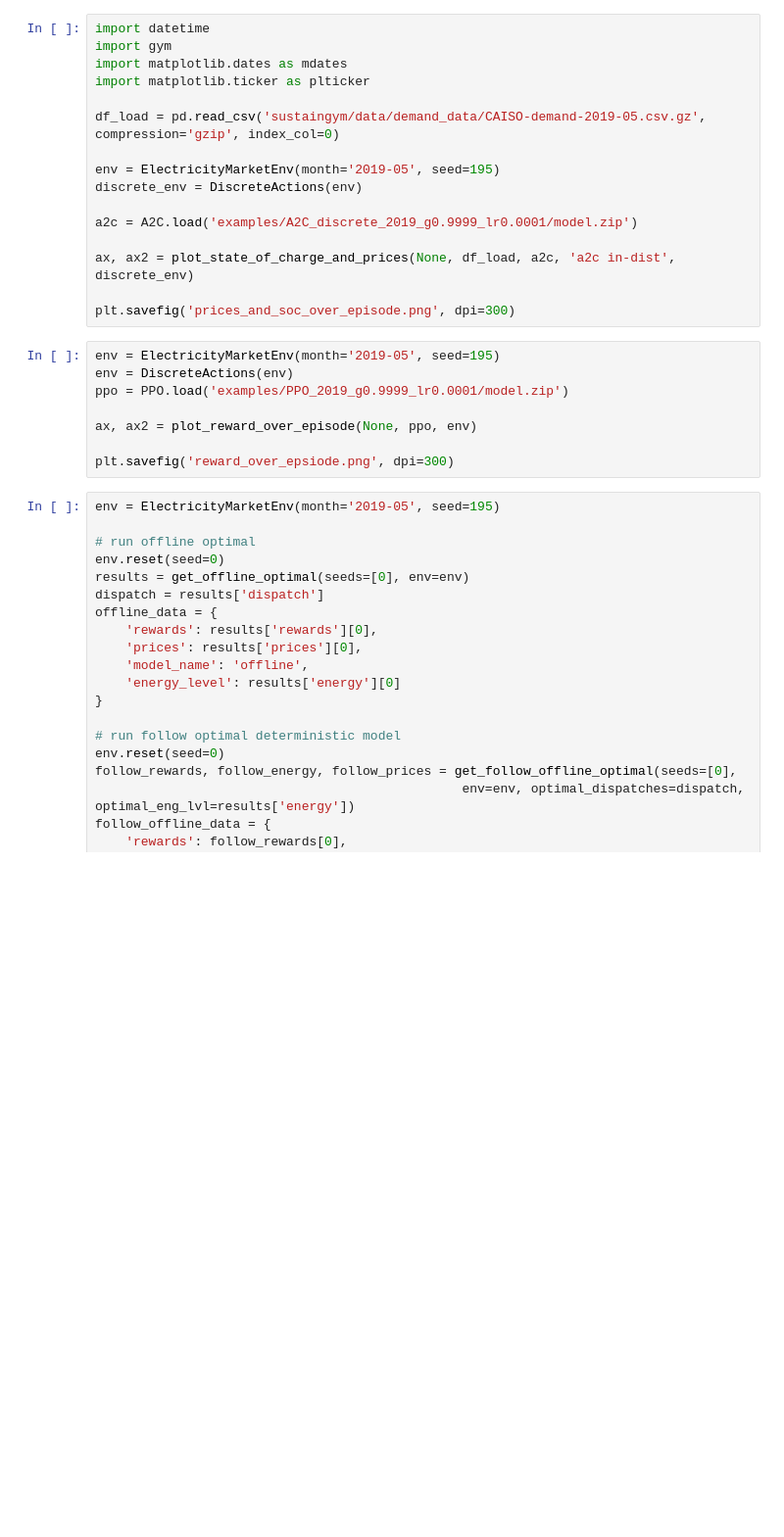
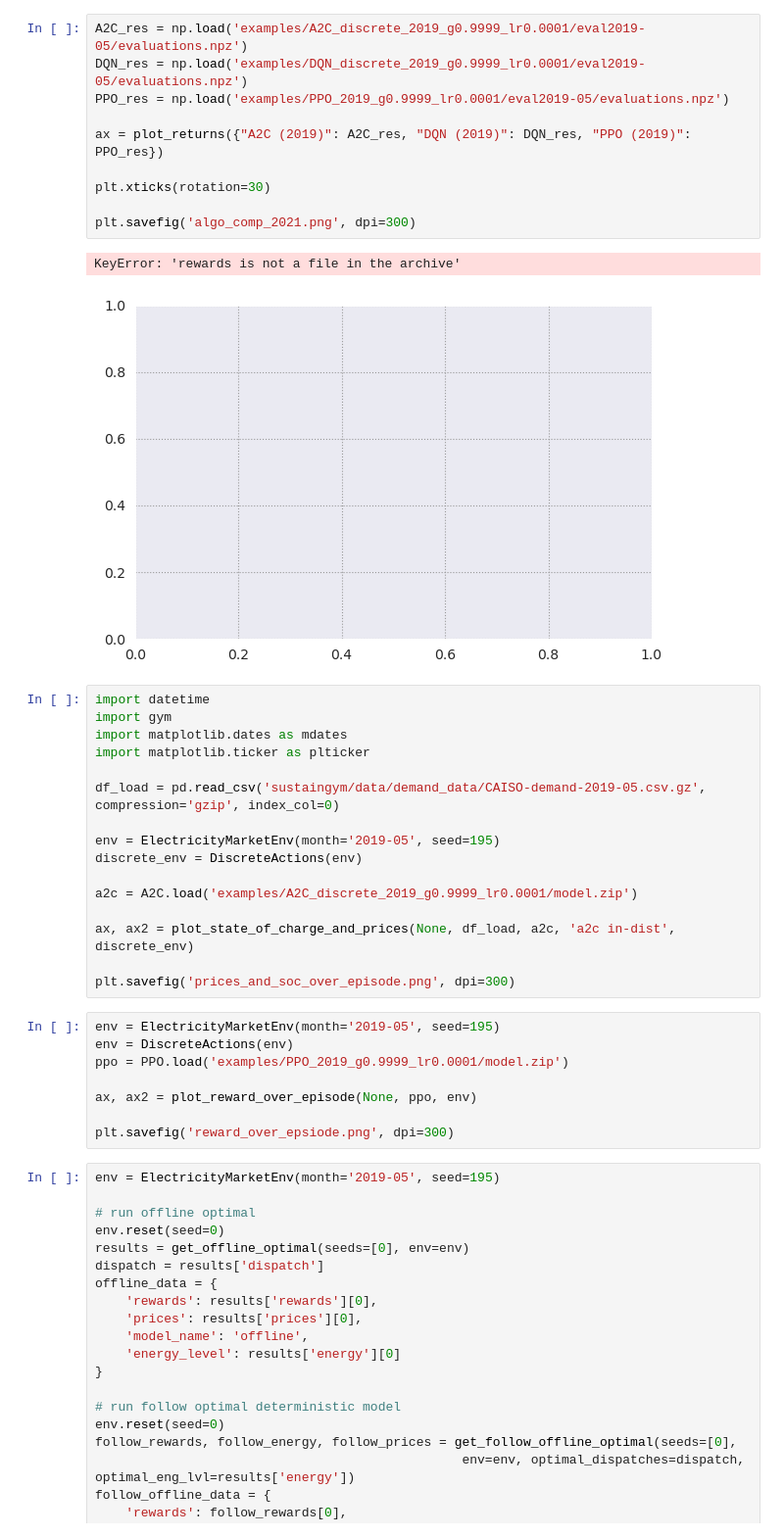
Before and after one commit to chrisyeh96/sustaingym, a Jupyter notebook: examples/model_analysis.ipynb, the cells around one changed output. Shown at 98% size. Cells and saved outputs as stored; diff of their text form; blank space fills up the shorter version.

```diff
--- a/examples/model_analysis.ipynb
+++ b/examples/model_analysis.ipynb
@@ -58,3 +50,16 @@ results = run_model_for_evaluation(dqn, 1, DiscreteActions(env_2019))
+# %%
+A2C_res = np.load('examples/A2C_discrete_2019_g0.9999_lr0.0001/eval2019-05/evaluations.npz')
+DQN_res = np.load('examples/DQN_discrete_2019_g0.9999_lr0.0001/eval2019-05/evaluations.npz')
+PPO_res = np.load('examples/PPO_2019_g0.9999_lr0.0001/eval2019-05/evaluations.npz')
+
+ax = plot_returns({"A2C (2019)": A2C_res, "DQN (2019)": DQN_res, "PPO (2019)": PPO_res})
+
+plt.xticks(rotation=30)
+
+plt.savefig('algo_comp_2021.png', dpi=300)
+# %% [output]
+KeyError: 'rewards is not a file in the archive'
+[figure, added]
 # %%
 import datetime
 import gym
```
Also changed, not shown: parts of 12 cells of this notebook, 6 other files.
